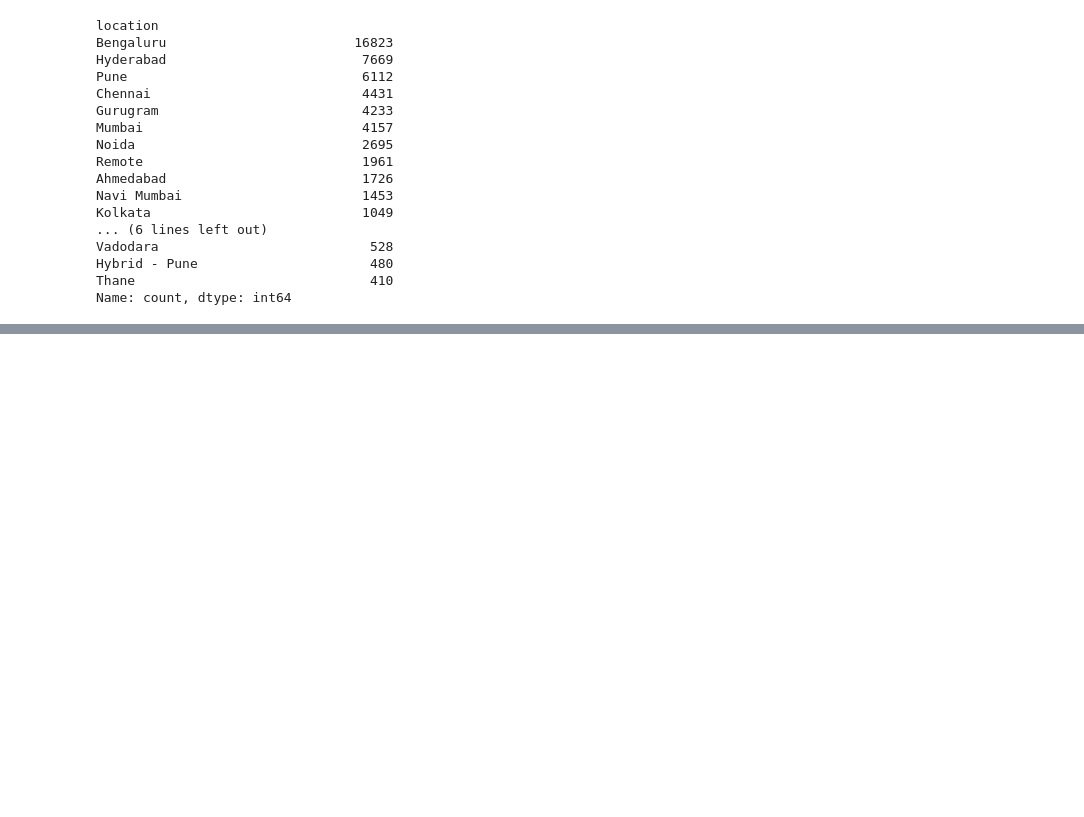
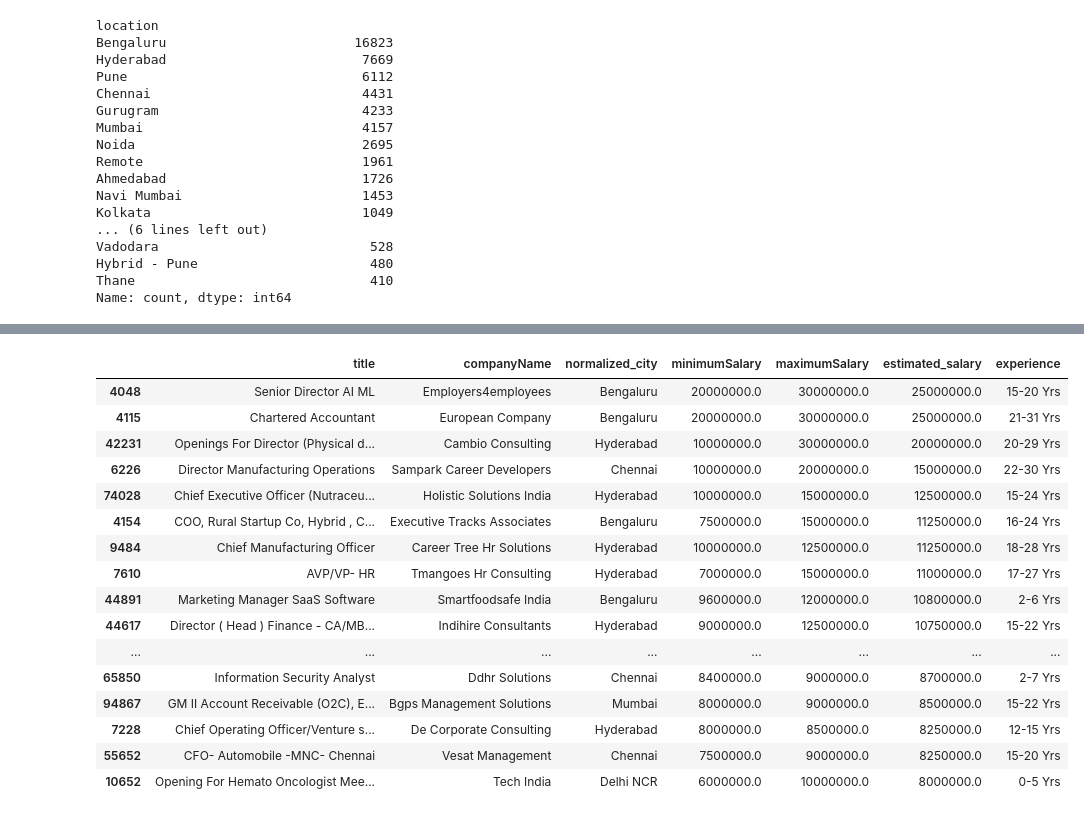
Before and after one commit to pdhall-us/india-gcc-workforce-analytics, a Jupyter notebook: notebooks/01_data_cleaning_eda.ipynb, the cells around one changed output, grey strips where cells are left out. Drawn from its saved outputs; the diff is of its cells as text; code cells hidden in the pictures; blank space fills up the shorter version.

```diff
--- a/notebooks/01_data_cleaning_eda.ipynb
+++ b/notebooks/01_data_cleaning_eda.ipynb
@@ -177,0 +347,33 @@ Name: count, dtype: int64
+# %%
+df_target.nlargest(
+    20,
+    "estimated_salary"
+)[
+    [
+        "title",
+        "companyName",
+        "normalized_city",
+        "minimumSalary",
+        "maximumSalary",
+        "estimated_salary",
+        "experience"
+    ]
+]
+# %% [output]
+|  | title | companyName | normalized_city | minimumSalary | maximumSalary | estimated_salary | experience |
+| 4048 | Senior Director AI ML | Employers4employees | Bengaluru | 20000000.0 | 30000000.0 | 25000000.0 | 15-20 Yrs |
+| 4115 | Chartered Accountant | European Company | Bengaluru | 20000000.0 | 30000000.0 | 25000000.0 | 21-31 Yrs |
+| 42231 | Openings For Director (Physical d... | Cambio Consulting | Hyderabad | 10000000.0 | 30000000.0 | 20000000.0 | 20-29 Yrs |
+| 6226 | Director Manufacturing Operations | Sampark Career Developers | Chennai | 10000000.0 | 20000000.0 | 15000000.0 | 22-30 Yrs |
+| 74028 | Chief Executive Officer (Nutraceu... | Holistic Solutions India | Hyderabad | 10000000.0 | 15000000.0 | 12500000.0 | 15-24 Yrs |
+| 4154 | COO, Rural Startup Co, Hybrid , C... | Executive Tracks Associates | Bengaluru | 7500000.0 | 15000000.0 | 11250000.0 | 16-24 Yrs |
+| 9484 | Chief Manufacturing Officer | Career Tree Hr Solutions | Hyderabad | 10000000.0 | 12500000.0 | 11250000.0 | 18-28 Yrs |
+| 7610 | AVP/VP- HR | Tmangoes Hr Consulting | Hyderabad | 7000000.0 | 15000000.0 | 11000000.0 | 17-27 Yrs |
+| 44891 | Marketing Manager SaaS Software | Smartfoodsafe India | Bengaluru | 9600000.0 | 12000000.0 | 10800000.0 | 2-6 Yrs |
+| 44617 | Director ( Head ) Finance - CA/MB... | Indihire Consultants | Hyderabad | 9000000.0 | 12500000.0 | 10750000.0 | 15-22 Yrs |
+| ... | ... | ... | ... | ... | ... | ... | ... |
+| 65850 | Information Security Analyst | Ddhr Solutions | Chennai | 8400000.0 | 9000000.0 | 8700000.0 | 2-7 Yrs |
+| 94867 | GM II Account Receivable (O2C), E... | Bgps Management Solutions | Mumbai | 8000000.0 | 9000000.0 | 8500000.0 | 15-22 Yrs |
+| 7228 | Chief Operating Officer/Venture s... | De Corporate Consulting | Hyderabad | 8000000.0 | 8500000.0 | 8250000.0 | 12-15 Yrs |
+| 55652 | CFO- Automobile -MNC- Chennai | Vesat Management | Chennai | 7500000.0 | 9000000.0 | 8250000.0 | 15-20 Yrs |
+| 10652 | Opening For Hemato Oncologist Mee... | Tech India | Delhi NCR | 6000000.0 | 10000000.0 | 8000000.0 | 0-5 Yrs |
```
Also changed, not shown: parts of 74 cells of this notebook.
